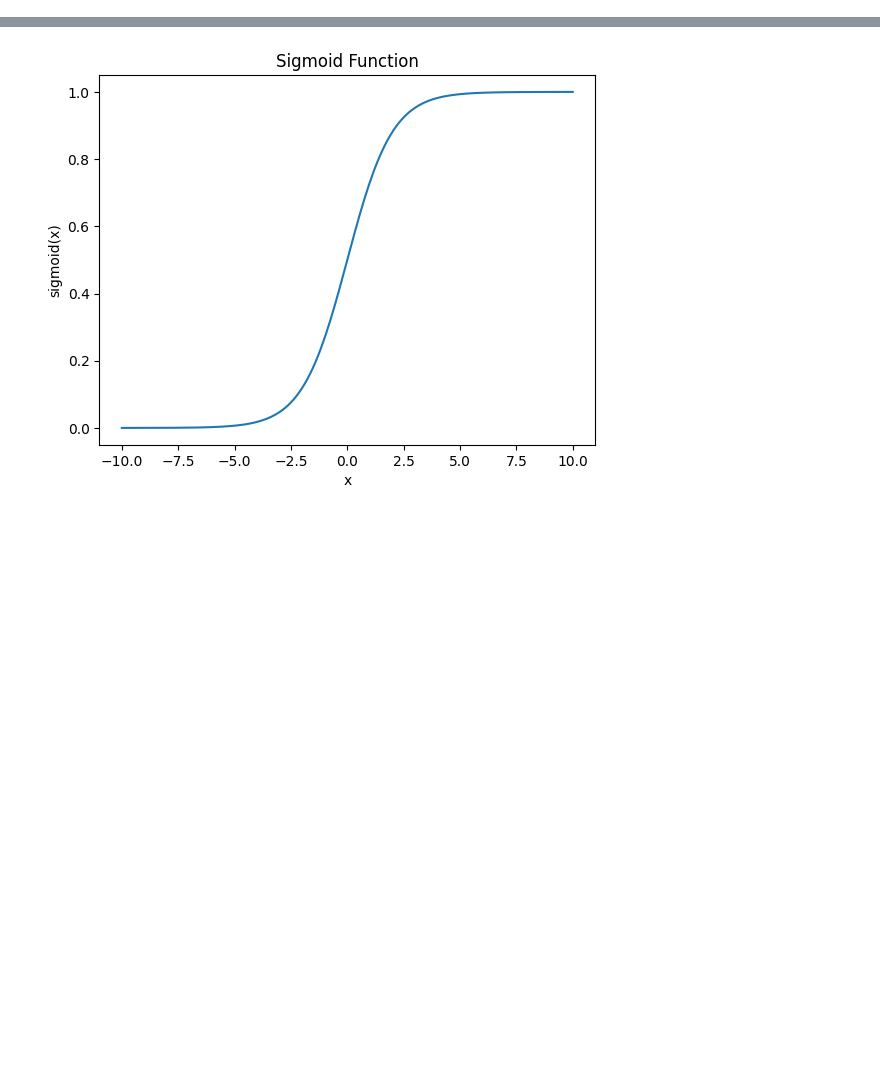
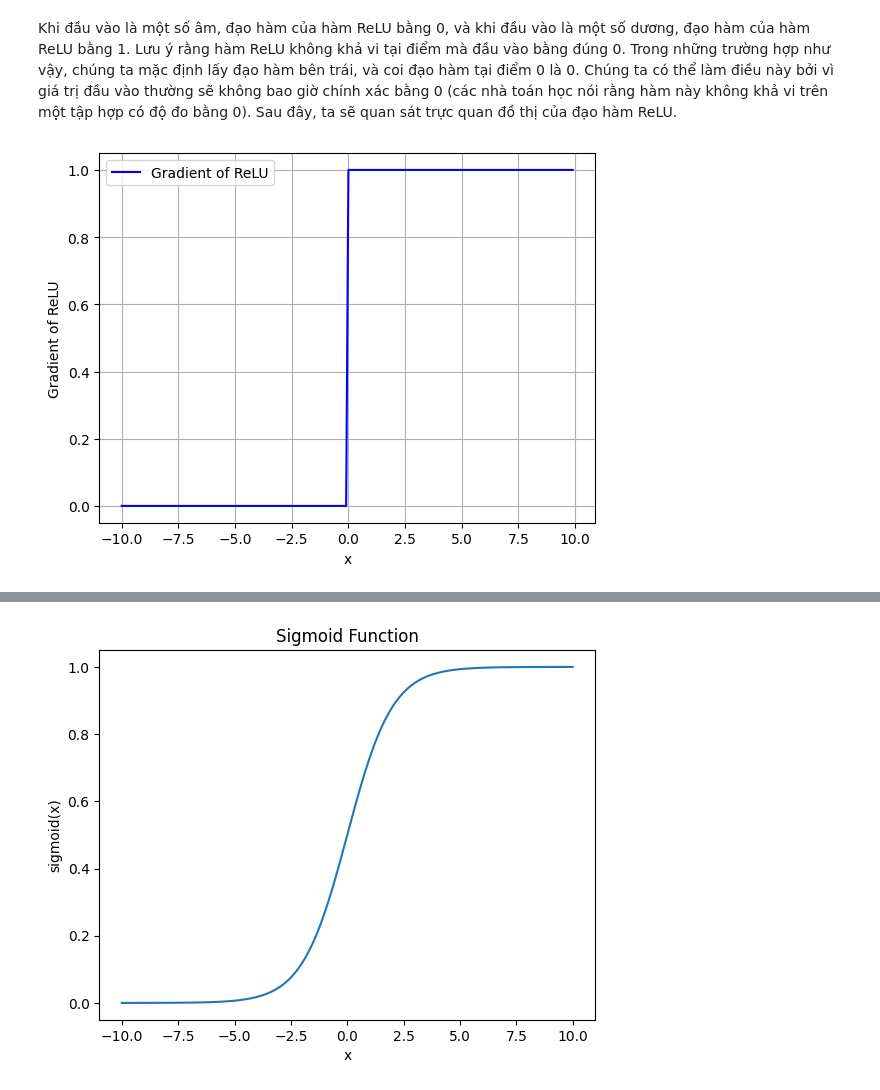
Before and after one commit to lifebow/MFFCS, a Jupyter notebook: MLP_Overview.ipynb, the cells around one changed output, grey strips where cells are left out. Saved outputs shown, nothing was run; the diff lists cells and outputs as text; code cells hidden in the pictures; blank space fills up the shorter version.

```diff
--- a/MLP_Overview.ipynb
+++ b/MLP_Overview.ipynb
@@ -5,0 +154,12 @@ from d2l import torch as d2l
+# %% [markdown]
+Khi đầu vào là một số âm, đạo hàm của hàm ReLU bằng 0, và khi đầu vào là một số dương, đạo hàm của hàm ReLU bằng 1. Lưu ý rằng hàm ReLU không khả vi tại điểm mà đầu vào bằng đúng 0. Trong những trường hợp như vậy, chúng ta mặc định lấy đạo hàm bên trái, và coi đạo hàm tại điểm 0 là 0. Chúng ta có thể làm điều này bởi vì giá trị đầu vào thường sẽ không bao giờ chính xác bằng 0 (các nhà toán học nói rằng hàm này không khả vi trên một tập hợp có độ đo bằng 0). Sau đây, ta sẽ quan sát trực quan đồ thị của đạo hàm ReLU.
+# %%
+y.backward(torch.ones_like(x), retain_graph=True)
+plt.plot(x.detach(), x.grad, label="Gradient of ReLU", color='blue')
+plt.xlabel("x")
+plt.ylabel("Gradient of ReLU")
+plt.grid(True)
+plt.legend()
+plt.show()
+# %% [output]
+[figure, added]
```
Also changed, not shown: parts of 30 cells of this notebook.
